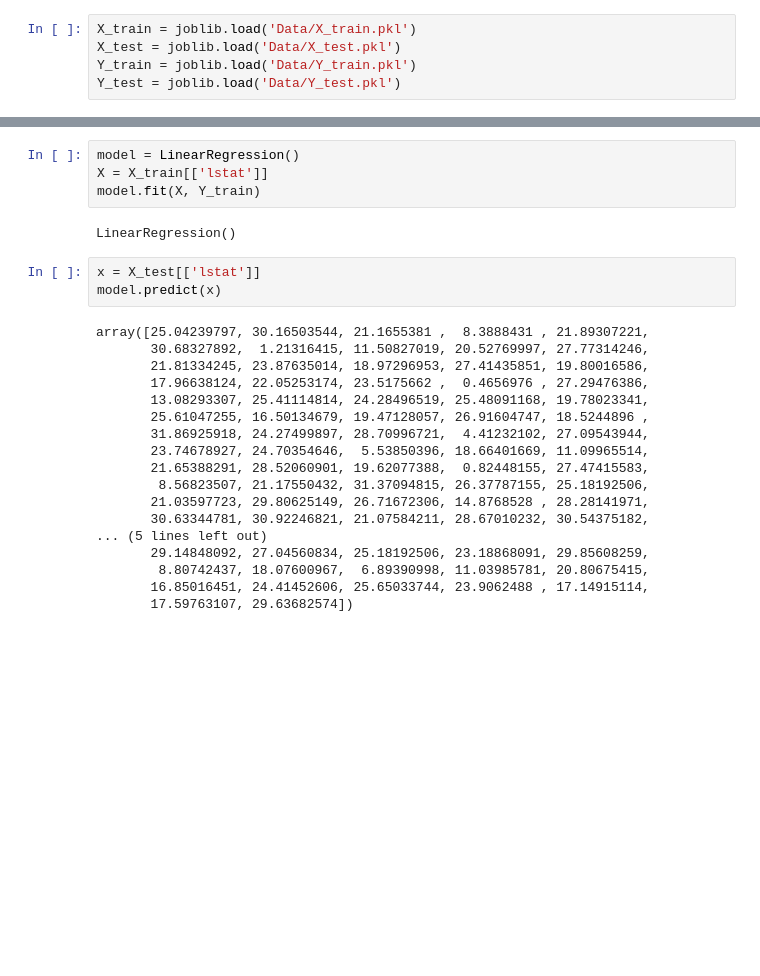
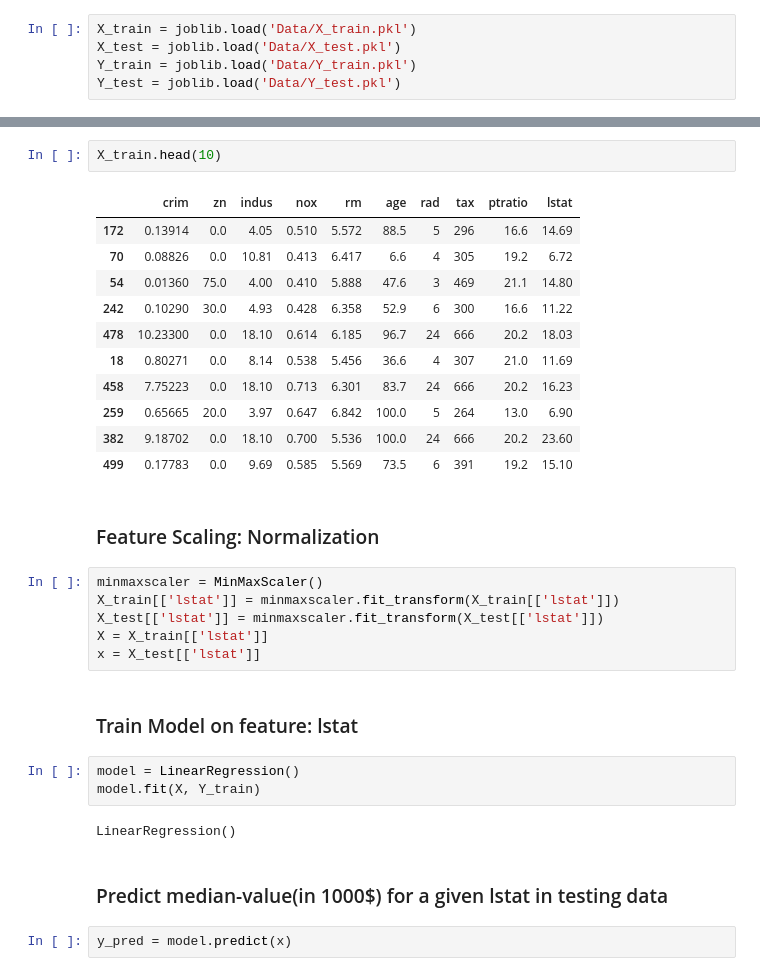
Before and after one commit to sghatak5/Boston-housing-price-prediction-linear-regression, a Jupyter notebook: 02_Simple_Linear_Regression.ipynb, the cells around one changed output, grey strips where cells are left out. Drawn from its saved outputs; the diff is of its cells as text; blank space fills up the shorter version.

```diff
--- a/02_Simple_Linear_Regression.ipynb
+++ b/02_Simple_Linear_Regression.ipynb
@@ -27,30 +34,36 @@ Data columns (total 10 columns):
  9   lstat    404 non-null    float64
 dtypes: float64(8), int64(2)
 memory usage: 34.7 KB
+# %%
+X_train.head(10)
+# %% [output]
+|  | crim | zn | indus | nox | rm | age | rad | tax | ptratio | lstat |
+| 172 | 0.13914 | 0.0 | 4.05 | 0.510 | 5.572 | 88.5 | 5 | 296 | 16.6 | 14.69 |
+| 70 | 0.08826 | 0.0 | 10.81 | 0.413 | 6.417 | 6.6 | 4 | 305 | 19.2 | 6.72 |
+| 54 | 0.01360 | 75.0 | 4.00 | 0.410 | 5.888 | 47.6 | 3 | 469 | 21.1 | 14.80 |
+| 242 | 0.10290 | 30.0 | 4.93 | 0.428 | 6.358 | 52.9 | 6 | 300 | 16.6 | 11.22 |
+| 478 | 10.23300 | 0.0 | 18.10 | 0.614 | 6.185 | 96.7 | 24 | 666 | 20.2 | 18.03 |
+| 18 | 0.80271 | 0.0 | 8.14 | 0.538 | 5.456 | 36.6 | 4 | 307 | 21.0 | 11.69 |
+| 458 | 7.75223 | 0.0 | 18.10 | 0.713 | 6.301 | 83.7 | 24 | 666 | 20.2 | 16.23 |
+| 259 | 0.65665 | 20.0 | 3.97 | 0.647 | 6.842 | 100.0 | 5 | 264 | 13.0 | 6.90 |
+| 382 | 9.18702 | 0.0 | 18.10 | 0.700 | 5.536 | 100.0 | 24 | 666 | 20.2 | 23.60 |
+| 499 | 0.17783 | 0.0 | 9.69 | 0.585 | 5.569 | 73.5 | 6 | 391 | 19.2 | 15.10 |
+# %% [markdown]
+### Feature Scaling: Normalization
+# %%
+minmaxscaler = MinMaxScaler()
+X_train[['lstat']] = minmaxscaler.fit_transform(X_train[['lstat']])
+X_test[['lstat']] = minmaxscaler.fit_transform(X_test[['lstat']])
+X = X_train[['lstat']]
+x = X_test[['lstat']]
+# %% [markdown]
+### Train Model on feature: lstat
 # %%
 model = LinearRegression()
-X = X_train[['lstat']]
 model.fit(X, Y_train)
 # %% [output]
 LinearRegression()
+# %% [markdown]
+### Predict median-value(in 1000$) for a given lstat in testing data
 # %%
-x = X_test[['lstat']]
-model.predict(x)
+y_pred = model.predict(x)
-# %% [output]
-array([25.04239797, 30.16503544, 21.1655381 ,  8.3888431 , 21.89307221,
-       30.68327892,  1.21316415, 11.50827019, 20.52769997, 27.77314246,
-       21.81334245, 23.87635014, 18.97296953, 27.41435851, 19.80016586,
-       17.96638124, 22.05253174, 23.5175662 ,  0.4656976 , 27.29476386,
-       13.08293307, 25.41114814, 24.28496519, 25.48091168, 19.78023341,
-       25.61047255, 16.50134679, 19.47128057, 26.91604747, 18.5244896 ,
-       31.86925918, 24.27499897, 28.70996721,  4.41232102, 27.09543944,
-       23.74678927, 24.70354646,  5.53850396, 18.66401669, 11.09965514,
-       21.65388291, 28.52060901, 19.62077388,  0.82448155, 27.47415583,
-        8.56823507, 21.17550432, 31.37094815, 26.37787155, 25.18192506,
-       21.03597723, 29.80625149, 26.71672306, 14.8768528 , 28.28141971,
-       30.63344781, 30.92246821, 21.07584211, 28.67010232, 30.54375182,
-... (5 lines left out)
-       29.14848092, 27.04560834, 25.18192506, 23.18868091, 29.85608259,
-        8.80742437, 18.07600967,  6.89390998, 11.03985781, 20.80675415,
-       16.85016451, 24.41452606, 25.65033744, 23.9062488 , 17.14915114,
-       17.59763107, 29.63682574])
```
Also changed, not shown: parts of 28 cells of this notebook, 1 other file.
